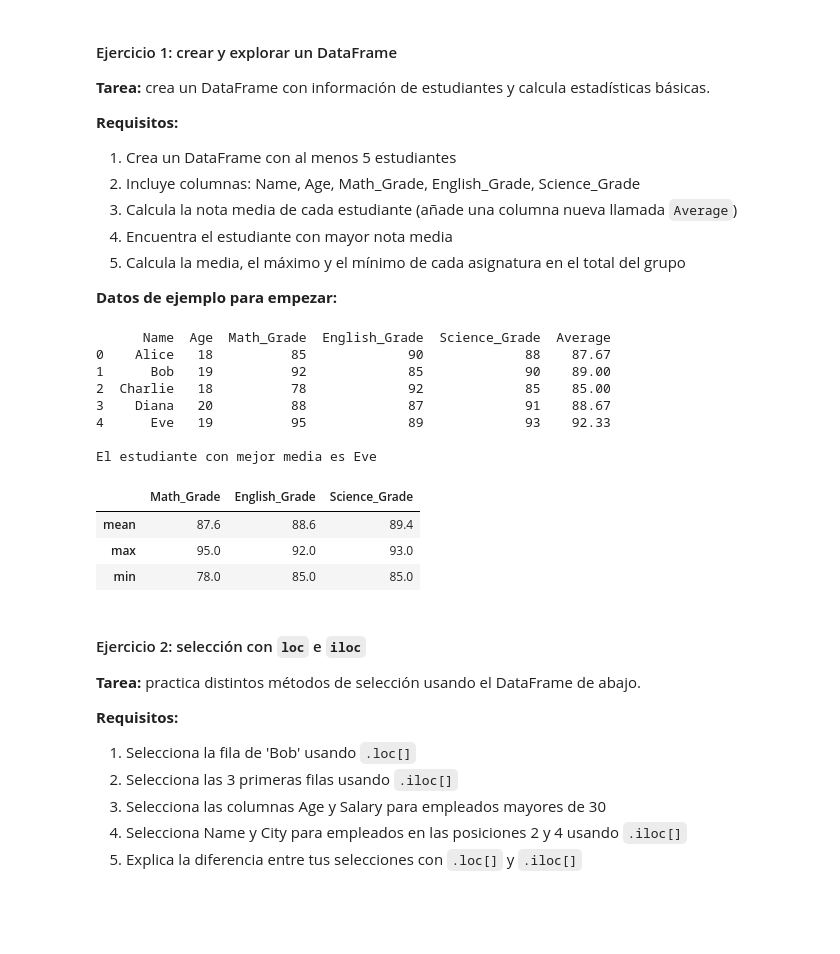
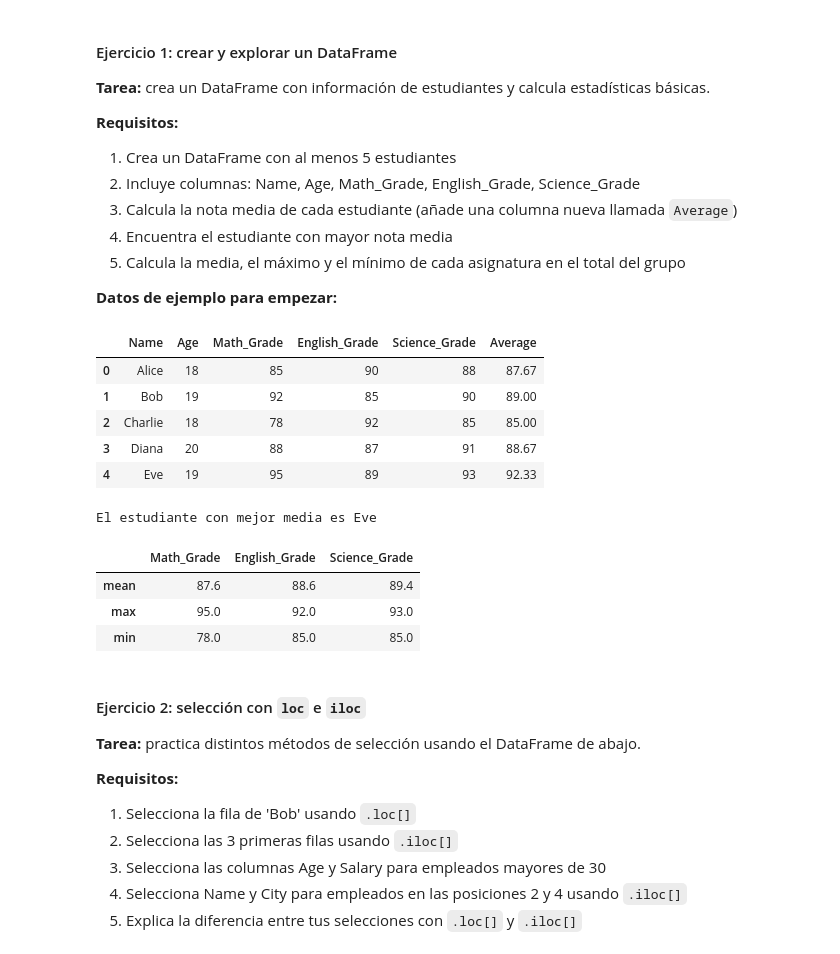
Before and after one commit to xFloki/Challenges_TheBridge, a Jupyter notebook: 02_Herramientas_Avanzadas/Sprint_03/Unidad_02_Pandas_lectura_escritura_ficheros/04_Practica_Obligatoria/Practica_Obligatoria_Pandas.ipynb, the cells around one changed output. Drawn from its saved outputs; the diff is of its cells as text; code cells hidden in the pictures; blank space fills up the shorter version.

Commit message:
(feature) importar display de IPython.display
Gracias a este metodo podemos visualizar los dataframe en formato pandas
mas bonito

```diff
--- a/02_Herramientas_Avanzadas/Sprint_03/Unidad_02_Pandas_lectura_escritura_ficheros/04_Practica_Obligatoria/Practica_Obligatoria_Pandas.ipynb
+++ b/02_Herramientas_Avanzadas/Sprint_03/Unidad_02_Pandas_lectura_escritura_ficheros/04_Practica_Obligatoria/Practica_Obligatoria_Pandas.ipynb
@@ -34,38 +35,37 @@ import pandas as pd
 # %%
 # Ejercicio 1: tu solución aquí
 # Datos de ejemplo:
 students_data = {
     'Name': ['Alice', 'Bob', 'Charlie', 'Diana', 'Eve'],
     'Age': [18, 19, 18, 20, 19],
     'Math_Grade': [85, 92, 78, 88, 95],
     'English_Grade': [90, 85, 92, 87, 89],
     'Science_Grade': [88, 90, 85, 91, 93]
 }
 
 # TODO: Create DataFrame
 df = pd.DataFrame(students_data)
 # TODO: Add 'Average' column
 df["Average"] = df[["Math_Grade", "English_Grade", "Science_Grade"]].mean(axis=1).round(2)
-print(df)
+display(df)
 # TODO: Find student with highest average
 mejor_estudiante = df.loc[df["Average"].idxmax()]
 print(f'\nEl estudiante con mejor media es {mejor_estudiante["Name"]}')
 # TODO: Calculate statistics for each subject
 stats = df[["Math_Grade", "English_Grade", "Science_Grade"]].agg(["mean", "max", "min"])
-stats
+display(stats)
 # %% [output]
+|  | Name | Age | Math_Grade | English_Grade | Science_Grade | Average |
+| 0 | Alice | 18 | 85 | 90 | 88 | 87.67 |
+| 1 | Bob | 19 | 92 | 85 | 90 | 89.00 |
+| 2 | Charlie | 18 | 78 | 92 | 85 | 85.00 |
+| 3 | Diana | 20 | 88 | 87 | 91 | 88.67 |
+| 4 | Eve | 19 | 95 | 89 | 93 | 92.33 |
-      Name  Age  Math_Grade  English_Grade  Science_Grade  Average
-0    Alice   18          85             90             88    87.67
-1      Bob   19          92             85             90    89.00
-2  Charlie   18          78             92             85    85.00
-3    Diana   20          88             87             91    88.67
-4      Eve   19          95             89             93    92.33
-
 El estudiante con mejor media es Eve
-|  | Math_Grade | English_Grade | Science_Grade |
-| mean | 87.6 | 88.6 | 89.4 |
-| max | 95.0 | 92.0 | 93.0 |
-| min | 78.0 | 85.0 | 85.0 |
+|  | Math_Grade | English_Grade | Science_Grade |
+| mean | 87.6 | 88.6 | 89.4 |
+| max | 95.0 | 92.0 | 93.0 |
+| min | 78.0 | 85.0 | 85.0 |
 # %% [markdown]
 #### Ejercicio 2: selección con `loc` e `iloc`
 
```
Also changed, not shown: parts of 3 cells of this notebook.
